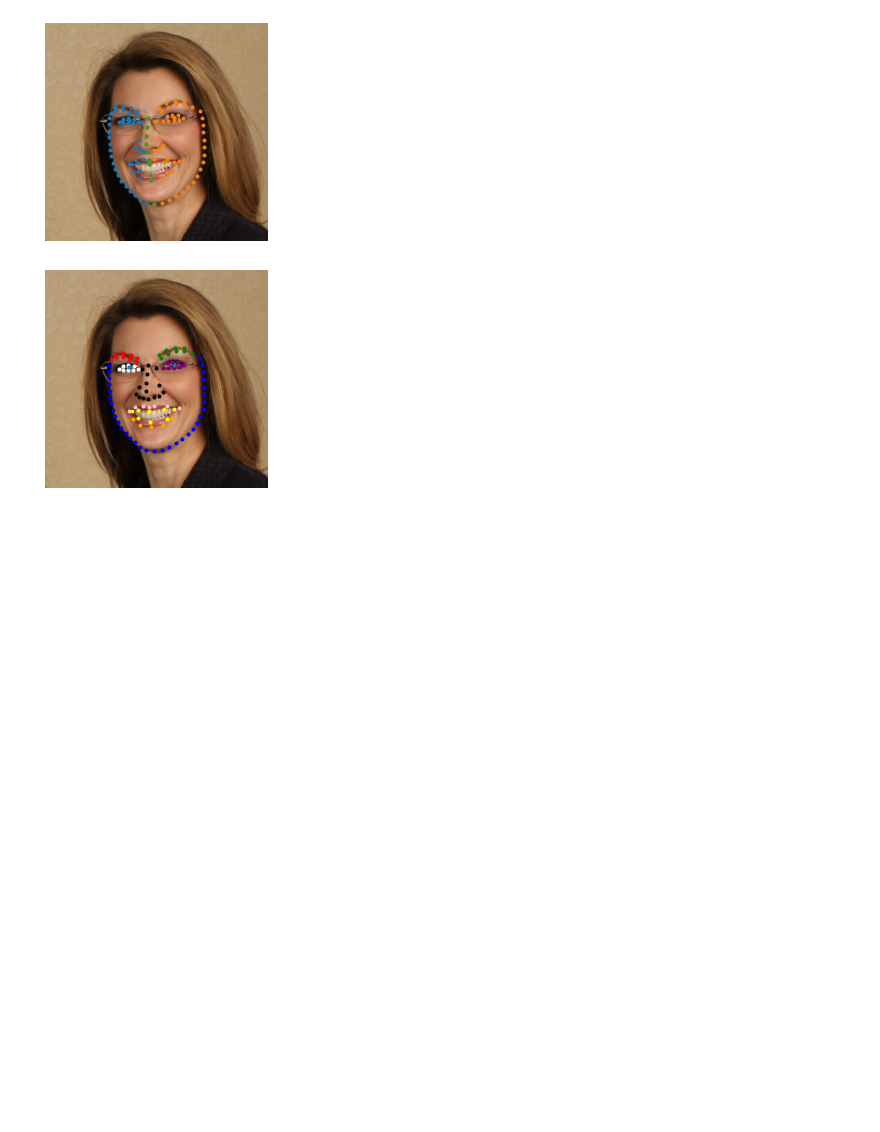
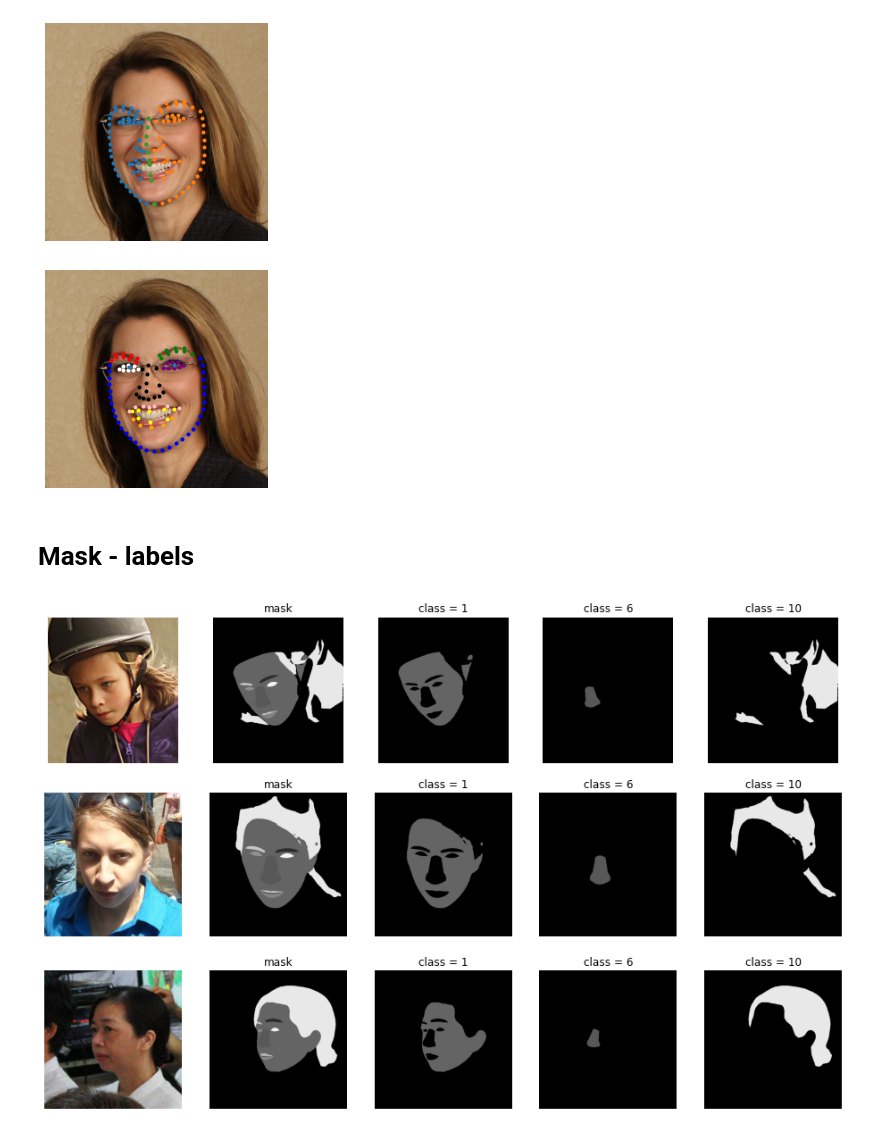
Before and after one commit to waczjoan/Face-Morph, a Jupyter notebook: MeetDataset/meetDataset.ipynb, the cells around one changed output. Saved outputs shown, nothing was run; the diff lists cells and outputs as text; code cells hidden in the pictures; blank space fills up the shorter version.

Commit message:
skin detection, check mask labels

```diff
--- a/MeetDataset/meet dataset.ipynb
+++ b/MeetDataset/meetDataset.ipynb
@@ -57,3 +57,24 @@ plot_img(images[example_img]['img'])
 plot_landmarks_color(images[example_img]['landmarks'])
 # %% [output]
 [figure]
+# %% [markdown]
+# Mask - labels
+# %%
+def plot_img_with_labels(images_sets, classes_idexes, images_idxes = 3):
+    #The masks of CelebAMask-HQ were manually-annotated with 19 classes.
+    n = images_idxes
+    m = len(classes_idexes)
+    fig, axs = plt.subplots(n, m + 2, figsize = (16, (-1/5*m + 4) * n))
+    i = 0
+    for k in list(images_sets.keys())[:images_idxes]:
+        plot_img(images_sets[k]['img'], ax = axs[i][0])
+        mask = images_sets[k]['labels']
+        plot_img(mask * 100, ax = axs[i][1], title = f'mask')
+        for j in range(m):
+            plot_img(np.where(mask==classes_idexes[j], mask * 100, np.zeros_like(mask)),
+                     ax = axs[i][j+2], title = f'class = {classes_idexes[j]}')
+        i += 1
+# %%
+plot_img_with_labels(images_sets = images, classes_idexes = [1, 6, 10])
+# %% [output]
+[figure, added]
```
Also changed, not shown: 1 other file.
